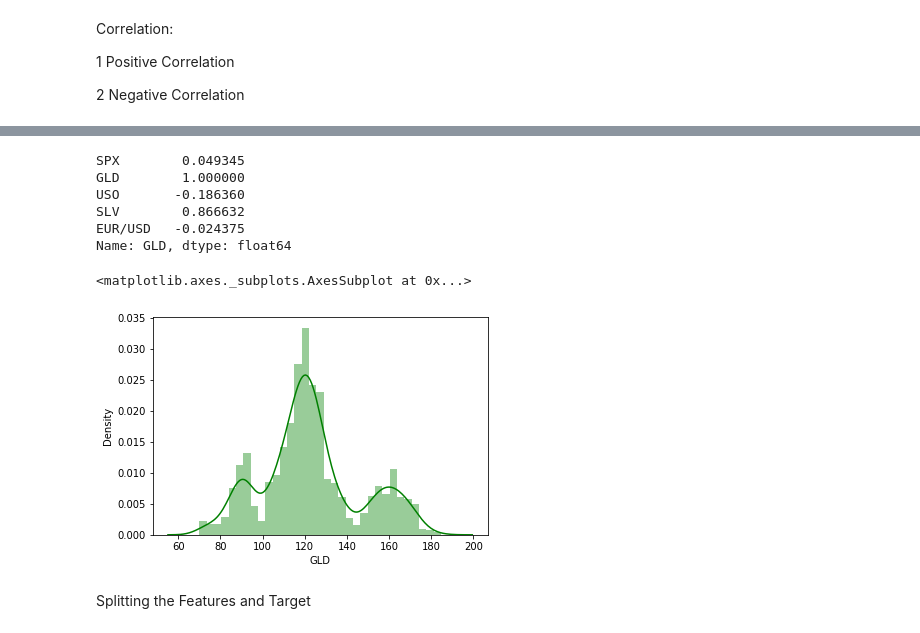
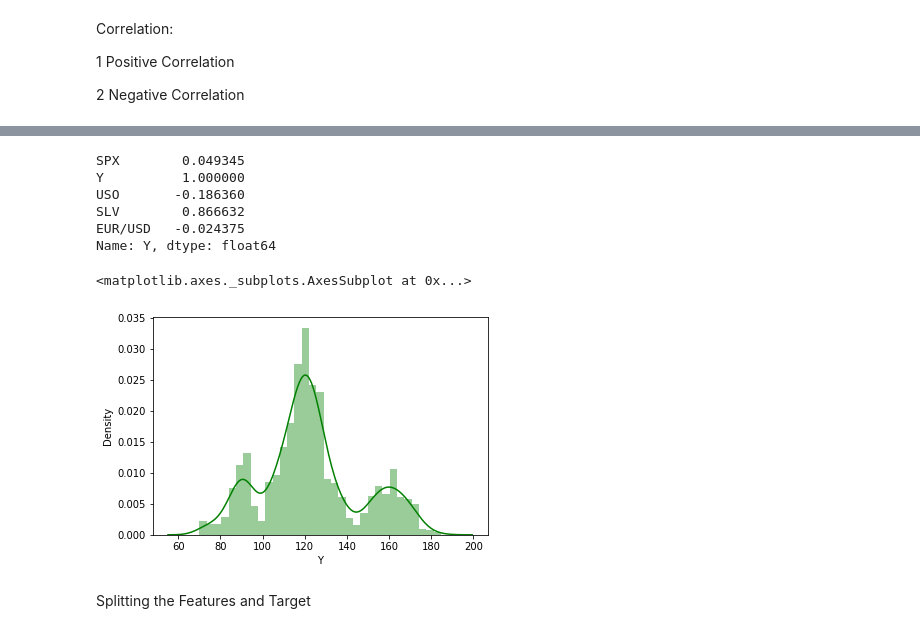
Before and after one commit to archaajayaram/project, a Jupyter notebook: gold_price_prediction_and_forecasting.ipynb, the cells around one changed output, grey strips where cells are left out. Drawn from its saved outputs; the diff is of its cells as text; code cells hidden in the pictures.

```diff
--- a/gold_price_prediction_and_forecasting.ipynb
+++ b/gold_price_prediction_and_forecasting.ipynb
@@ -98,19 +98,19 @@ sns.heatmap(correlation, cbar=True, square=True, fmt='.1f',annot=True, annot_kws
 # %%
 # correlation values of GLD
-print(correlation['GLD'])
+print(correlation['Y'])
 # %% [output]
 SPX        0.049345
-GLD        1.000000
+Y          1.000000
 USO       -0.186360
 SLV        0.866632
 EUR/USD   -0.024375
-Name: GLD, dtype: float64
+Name: Y, dtype: float64
 # %%
 # checking the distribution of the GLD Price
-sns.distplot(gold_data['GLD'],color='green')
+sns.distplot(gold_data['Y'],color='green')
 # %% [output]
 <matplotlib.axes._subplots.AxesSubplot at 0x...>
-[figure, old version]
+[figure, new version]
 # %% [markdown]
 Splitting the Features and Target
 # %%
```
Also changed, not shown: parts of 10 cells of this notebook.
